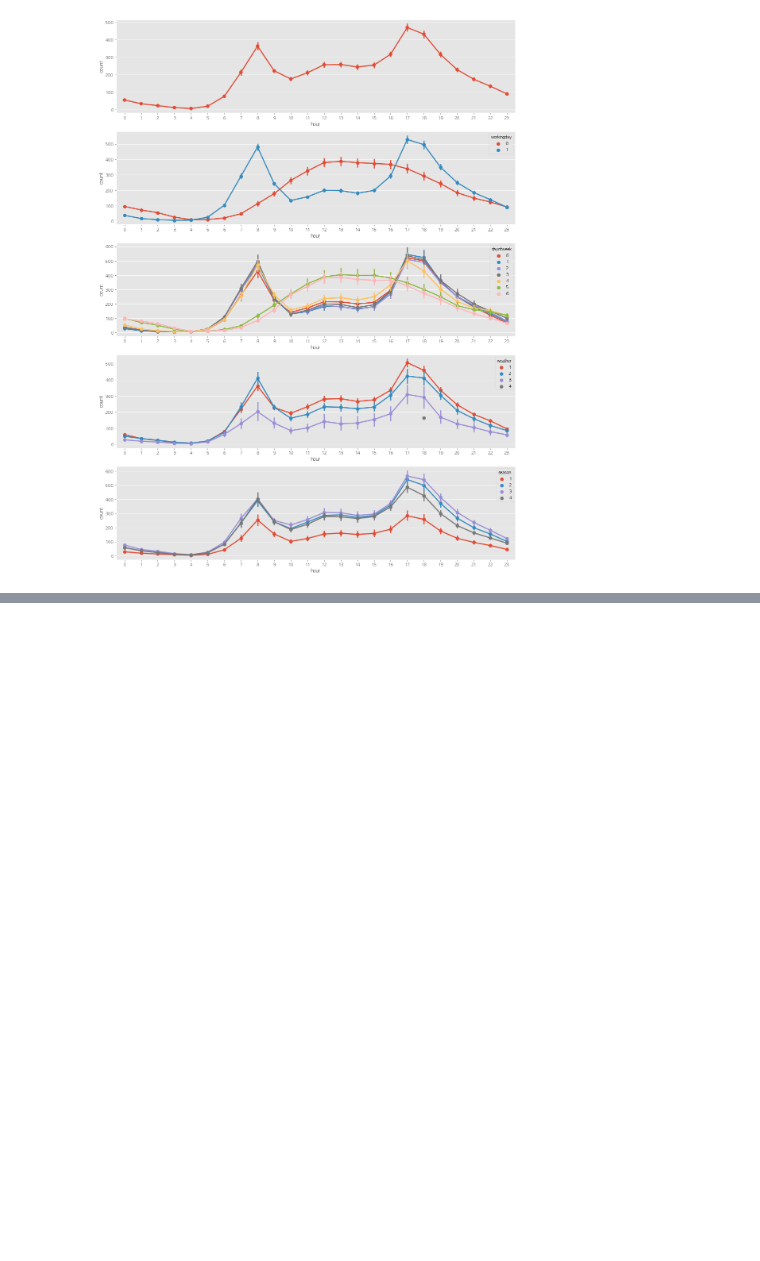
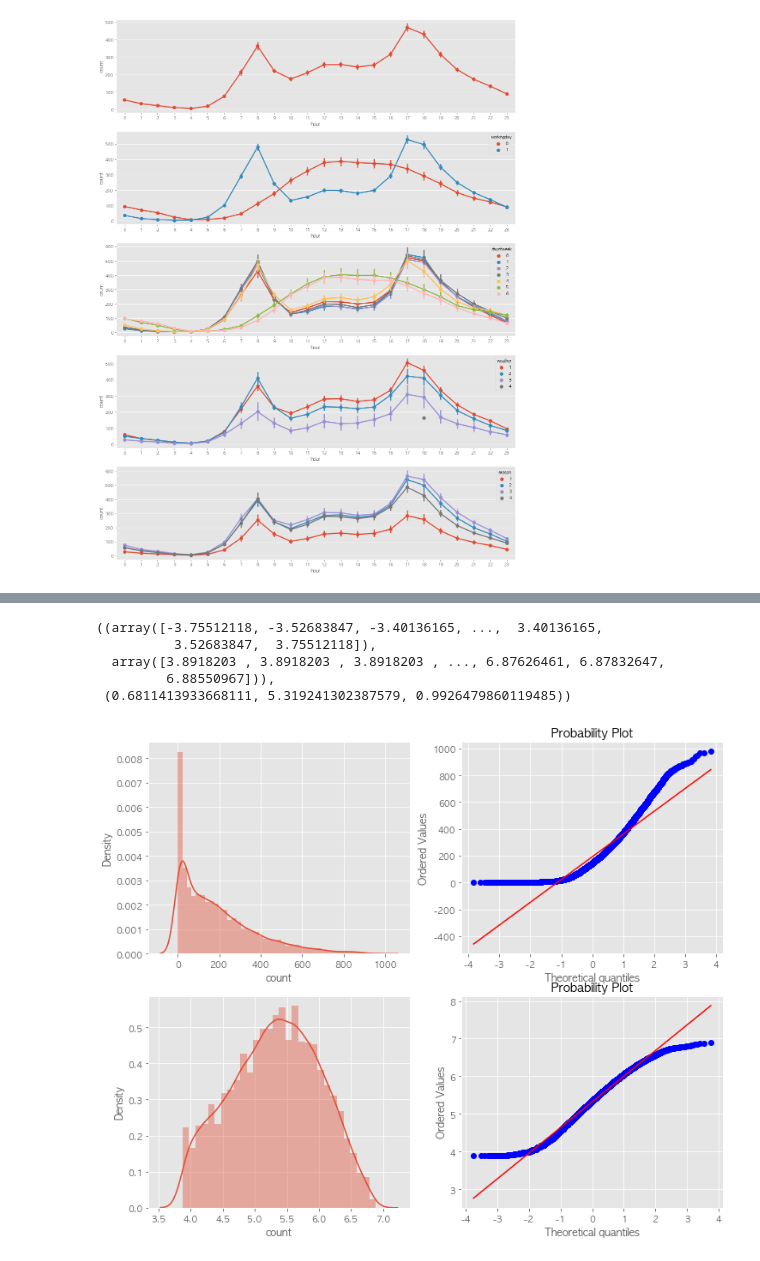
Before and after one commit to crickmj/Python_begins, a Jupyter notebook: for Practice/DataScienceBook_DS/Bikecharingdemand_prac.ipynb, the cells around one changed output, grey strips where cells are left out. Saved outputs shown, nothing was run; the diff lists cells and outputs as text; code cells hidden in the pictures; blank space fills up the shorter version.

```diff
--- a/for Practice/DataScienceBook_DS/Bikecharingdemand_prac.ipynb
+++ b/for Practice/DataScienceBook_DS/Bikecharingdemand_prac.ipynb
@@ -182,0 +283,15 @@ sns.pointplot(data = train, x = 'hour', y = 'count', hue = 'season', ax = ax5)
+# %%
+figure, axes = plt.subplots(ncols = 2, nrows = 2)
+figure.set_size_inches(12, 10)
+
+sns.distplot(train['count'], ax = axes[0][0])
+stats.probplot(train['count'], dist = 'norm', fit = True, plot = axes[0][1])
+sns.distplot(np.log(trainWithoutOutliers['count']), ax = axes[1][0])
+stats.probplot(np.log1p(trainWithoutOutliers['count']), dist = 'norm', fit = True, plot = axes[1][1])
+# %% [output]
+((array([-3.75512118, -3.52683847, -3.40136165, ...,  3.40136165,
+          3.52683847,  3.75512118]),
+  array([3.8918203 , 3.8918203 , 3.8918203 , ..., 6.87626461, 6.87832647,
+         6.88550967])),
+ (0.6811413933668111, 5.319241302387579, 0.9926479860119485))
+[figure, added]
```
Also changed, not shown: parts of 9 cells of this notebook.
